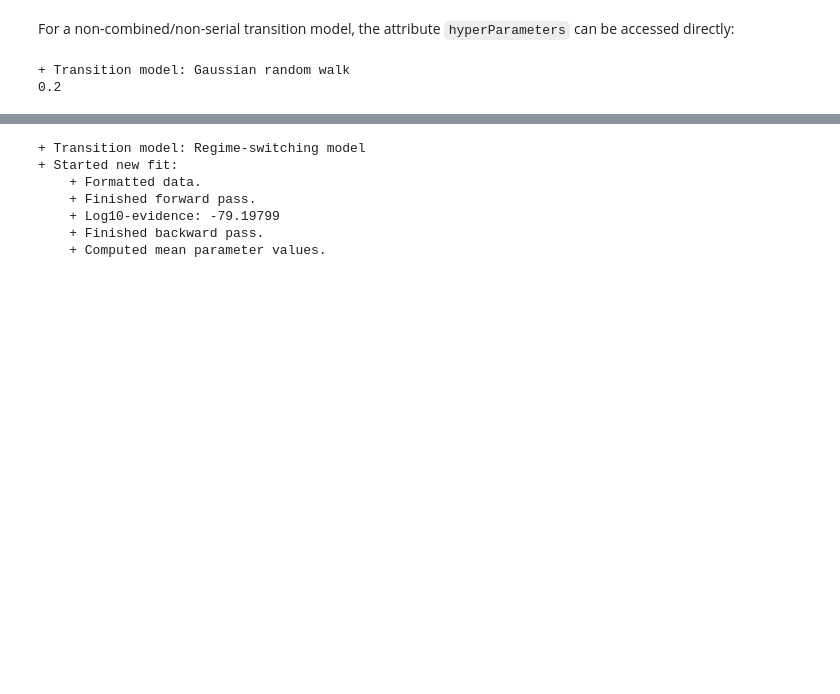
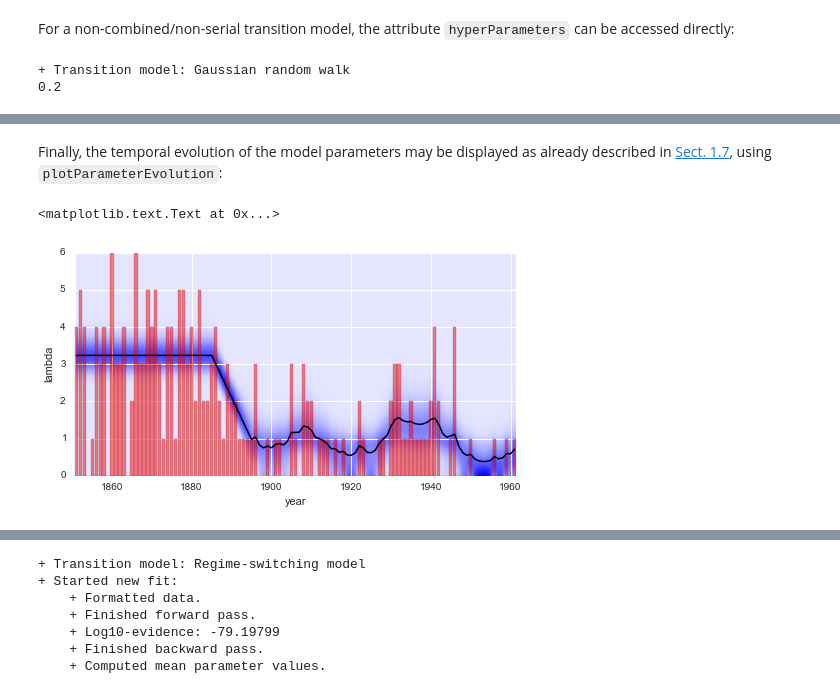
Before and after one commit to christophmark/bayesloop, a Jupyter notebook: docs/bayesloop_tutorial.ipynb, the cells around one changed output, grey strips where cells are left out. Drawn from its saved outputs; the diff is of its cells as text; code cells hidden in the pictures; blank space fills up the shorter version.

```diff
--- a/docs/bayesloop_tutorial.ipynb
+++ b/docs/bayesloop_tutorial.ipynb
@@ -387,0 +500,11 @@ The change-point study is set up as follows:
+# %% [markdown]
+Finally, the temporal evolution of the model parameters may be displayed as already described in [Sect. 1.7](#section_1.7), using `plotParameterEvolution`:
+# %%
+plt.figure(figsize=(8, 4))
+plt.bar(range(1851, 1962), S.rawData, align='center', facecolor='r', alpha=.5)
+RS.plotParameterEvolution(param='lambda', xLower=1851, xUpper=1962)
+plt.xlim([1850, 1962])
+plt.xlabel('year')
+# %% [output]
+<matplotlib.text.Text at 0x...>
+[figure, added]
```
Also changed, not shown: parts of 31 cells of this notebook.
